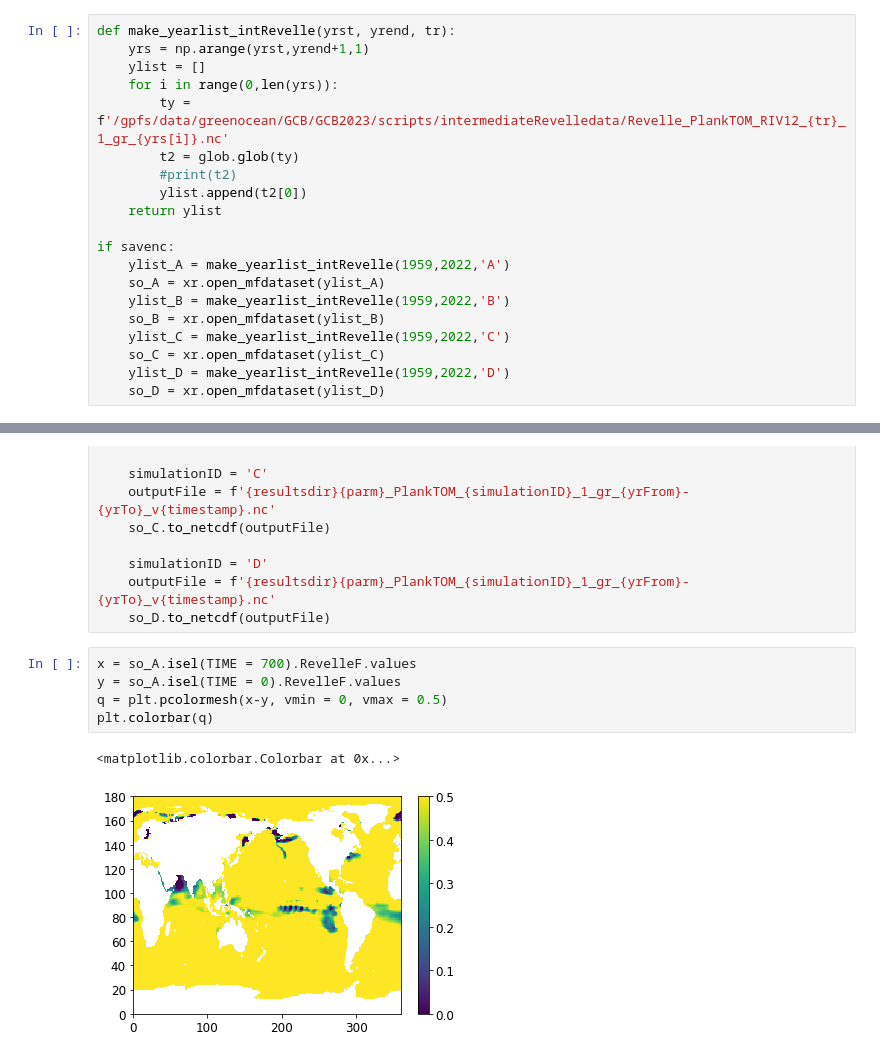
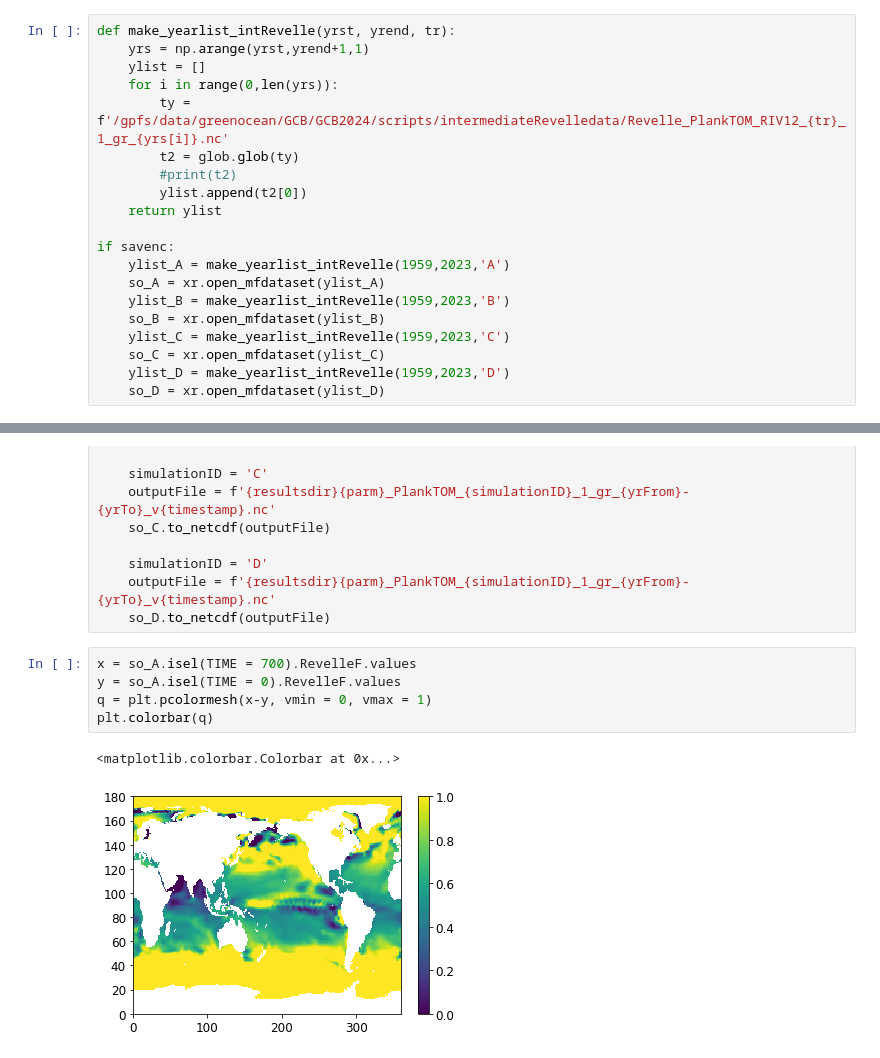
Before and after one commit to tjarnikova/GCB2024, a Jupyter notebook: scripts/makeRevelle.ipynb, the cells around one changed output, grey strips where cells are left out. Cells and saved outputs as stored; diff of their text form.

```diff
--- a/scripts/makeRevelle.ipynb
+++ b/scripts/makeRevelle.ipynb
@@ -166,20 +183,20 @@ def make_yearlist_intRevelle(yrst, yrend, tr):
     yrs = np.arange(yrst,yrend+1,1)
     ylist = []
     for i in range(0,len(yrs)):
-        ty = f'/gpfs/data/greenocean/GCB/GCB2023/scripts/intermediateRevelledata/Revelle_PlankTOM_RIV12_{tr}_1_gr_{yrs[i]}.nc'
+        ty = f'/gpfs/data/greenocean/GCB/GCB2024/scripts/intermediateRevelledata/Revelle_PlankTOM_RIV12_{tr}_1_gr_{yrs[i]}.nc'
         t2 = glob.glob(ty)
         #print(t2)
         ylist.append(t2[0])
     return ylist
 
 if savenc:
-    ylist_A = make_yearlist_intRevelle(1959,2022,'A')
+    ylist_A = make_yearlist_intRevelle(1959,2023,'A')
     so_A = xr.open_mfdataset(ylist_A)
-    ylist_B = make_yearlist_intRevelle(1959,2022,'B')
+    ylist_B = make_yearlist_intRevelle(1959,2023,'B')
     so_B = xr.open_mfdataset(ylist_B)
-    ylist_C = make_yearlist_intRevelle(1959,2022,'C')
+    ylist_C = make_yearlist_intRevelle(1959,2023,'C')
     so_C = xr.open_mfdataset(ylist_C)
-    ylist_D = make_yearlist_intRevelle(1959,2022,'D')
+    ylist_D = make_yearlist_intRevelle(1959,2023,'D')
     so_D = xr.open_mfdataset(ylist_D)
 # %%
 import arrow
@@ -208,8 +225,8 @@ if savenc:
 # %%
 x = so_A.isel(TIME = 700).RevelleF.values
 y = so_A.isel(TIME = 0).RevelleF.values
-q = plt.pcolormesh(x-y, vmin = 0, vmax = 0.5)
+q = plt.pcolormesh(x-y, vmin = 0, vmax = 1)
 plt.colorbar(q)
 # %% [output]
 <matplotlib.colorbar.Colorbar at 0x...>
-[figure, old version]
+[figure, new version]
```
Also changed, not shown: parts of 5 cells of this notebook, 5 other files.
